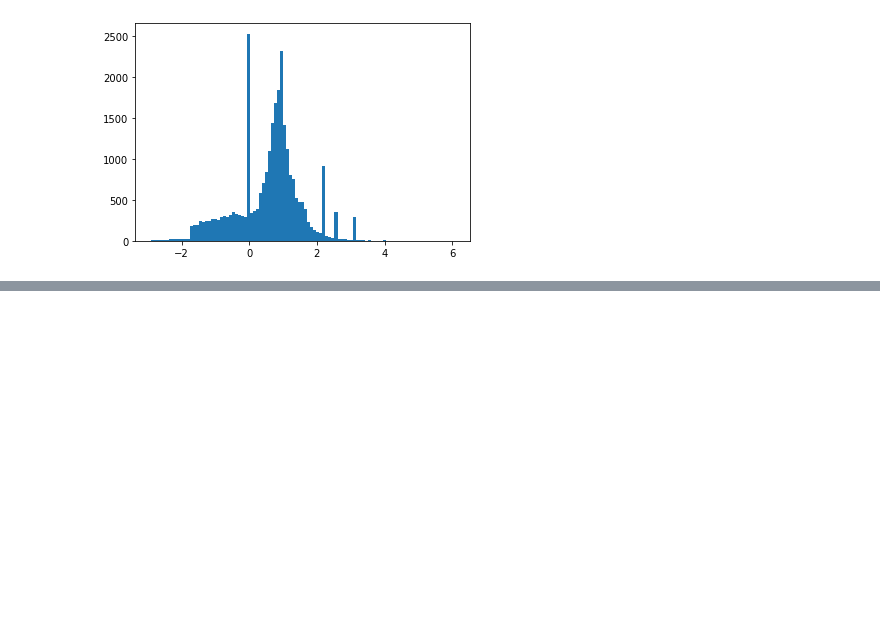
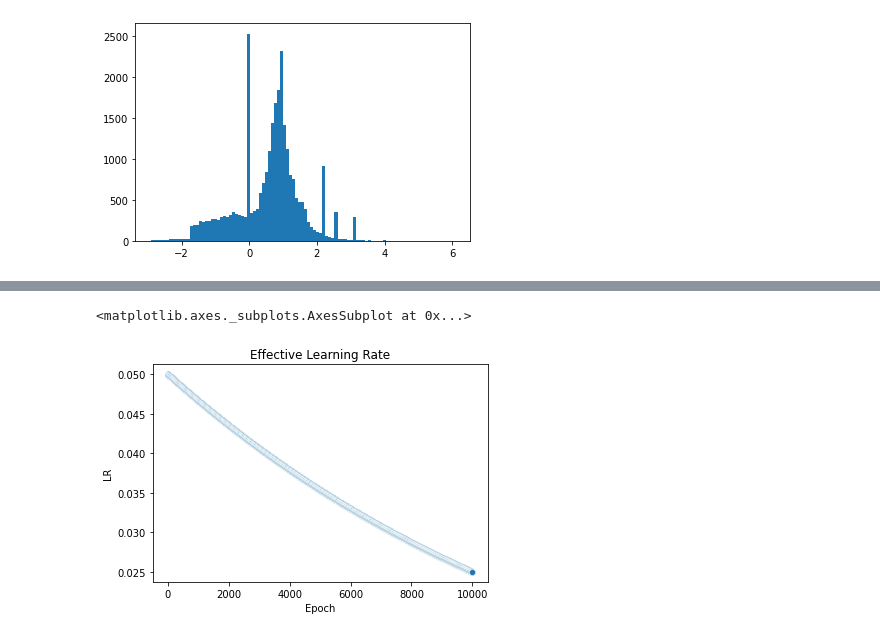
Before and after one commit to jbcroom/DS7333-QTW, a Jupyter notebook: CaseStudy6/DS733_JB_BC_SW_Case_Study6.ipynb, the cells around one changed output, grey strips where cells are left out. Cells and saved outputs as stored; diff of their text form; code cells hidden in the pictures; blank space fills up the shorter version.

```diff
--- a/CaseStudy6/DS733_JB_BC_SW_Case_Study6.ipynb
+++ b/CaseStudy6/DS733_JB_BC_SW_Case_Study6.ipynb
@@ -191,0 +310,14 @@ Epoch: 300, accuracy:0.7238,  binary_crossentropy:0.5159,  loss:0.5159,  val_acc
+# %%
+iters = 10000
+epochs = range(1, iters + 1)
+learning_rate = 0.05
+decay_rate = 0.50
+effective_learning_rate = [learning_rate*decay_rate**(n/iters) for n in epochs]
+p = sns.scatterplot(x=epochs, y=effective_learning_rate, ci=None)
+p.set_title('Effective Learning Rate')
+p.set_xlabel('Epoch')
+p.set_ylabel('LR')
+p
+# %% [output]
+<matplotlib.axes._subplots.AxesSubplot at 0x...>
+[figure, added]
```
Also changed, not shown: parts of 46 cells of this notebook.
